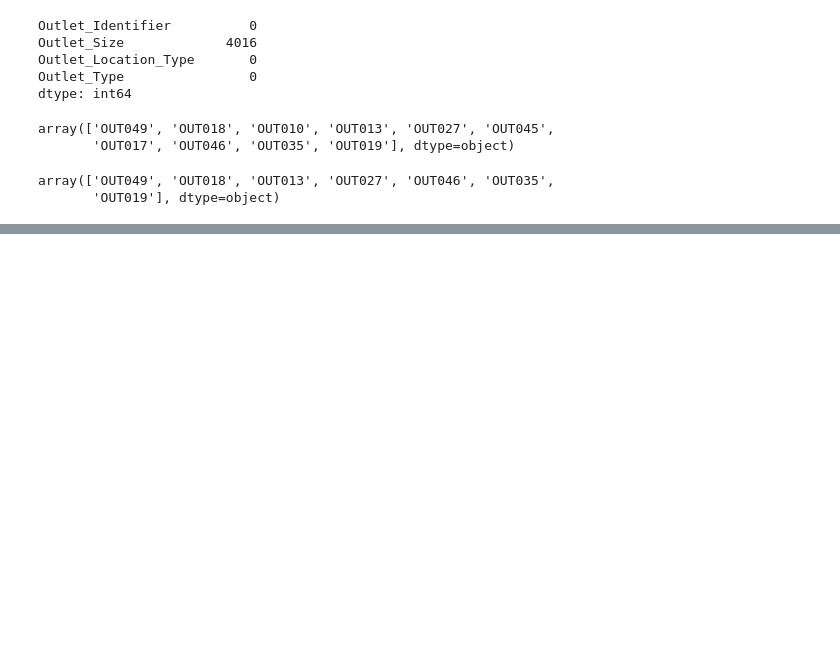
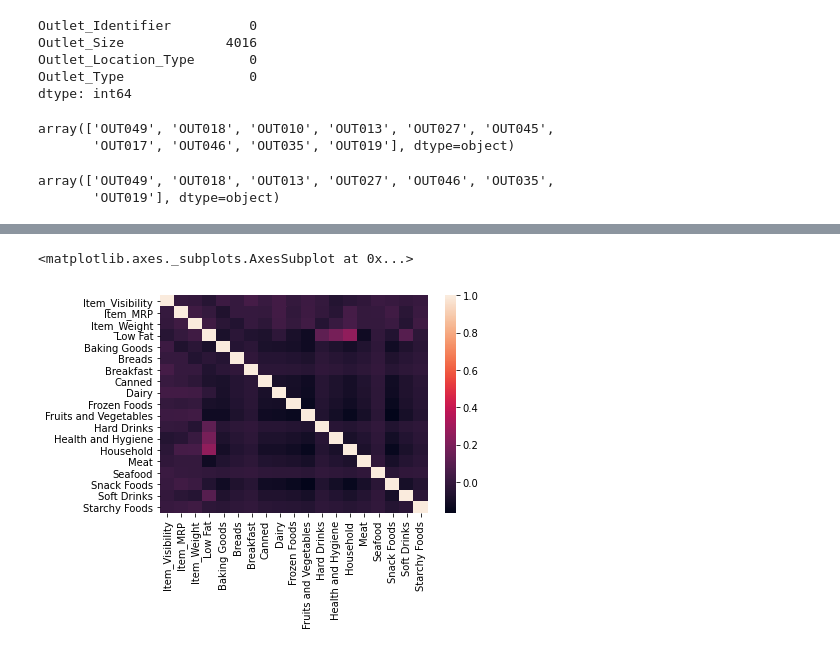
Before and after one commit to sagarbhadra7/Data-Science, a Jupyter notebook: Big_Mart_Sale.ipynb, the cells around one changed output, grey strips where cells are left out. Drawn from its saved outputs; the diff is of its cells as text; code cells hidden in the pictures; blank space fills up the shorter version.

```diff
--- a/Big_Mart_Sale.ipynb
+++ b/Big_Mart_Sale.ipynb
@@ -297,0 +424,4 @@ array(['OUT049', 'OUT018', 'OUT013', 'OUT027', 'OUT046', 'OUT035',
+# %%
+df['Outlet_Size']=le.fit_transform(df['Outlet_Size'])
+# %%
+df.drop(['Outlet_Size'],axis=1,inplace=True)
@@ -297,0 +437,3 @@ array(['OUT049', 'OUT018', 'OUT013', 'OUT027', 'OUT046', 'OUT035',
+# %%
+X=df[df['Set'] =='Train']
+X_test=df[df['Set']=='Test']
@@ -297,0 +465,3 @@ array(['OUT049', 'OUT018', 'OUT013', 'OUT027', 'OUT046', 'OUT035',
+# %%
+X=X.loc[:,['Item_Visibility', 'Item_MRP','Item_Weight', 'Low Fat', 'Baking Goods', 'Breads', 'Breakfast','Canned', 'Dairy', 'Frozen Foods', 'Fruits and Vegetables','Hard Drinks', 'Health and Hygiene', 'Household', 'Meat', 'Seafood','Snack Foods', 'Soft Drinks', 'Starchy Foods']]
+X_test=X_test.loc[:,['Item_Visibility', 'Item_MRP','Item_Weight', 'Low Fat', 'Baking Goods', 'Breads', 'Breakfast','Canned', 'Dairy', 'Frozen Foods', 'Fruits and Vegetables','Hard Drinks', 'Health and Hygiene', 'Household', 'Meat', 'Seafood','Snack Foods', 'Soft Drinks', 'Starchy Foods']]
@@ -297,0 +494,5 @@ array(['OUT049', 'OUT018', 'OUT013', 'OUT027', 'OUT046', 'OUT035',
+# %%
+sns.heatmap(X.corr())
+# %% [output]
+<matplotlib.axes._subplots.AxesSubplot at 0x...>
+[figure, added]
```
Also changed, not shown: parts of 50 cells of this notebook.
